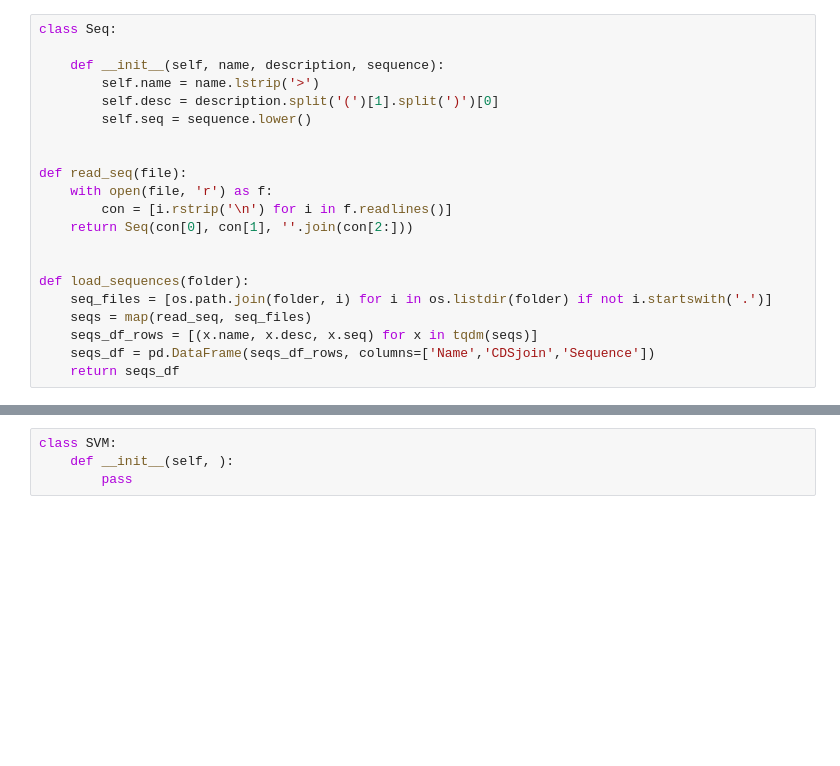
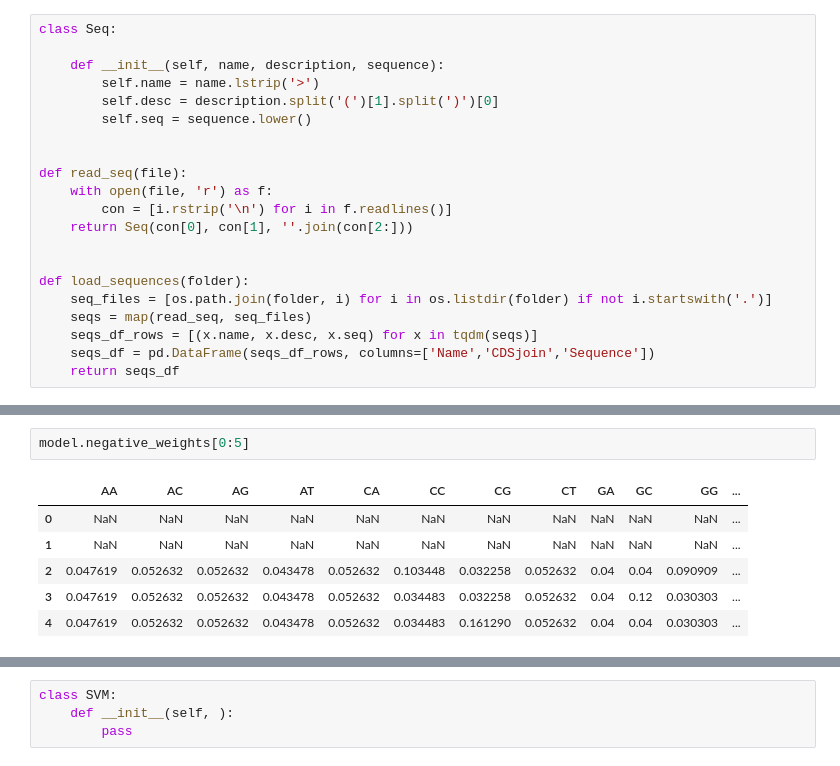
Before and after one commit to AdeBC/GSSR, a Jupyter notebook: Source/utils.ipynb, the cells around one changed output, grey strips where cells are left out. Drawn from its saved outputs; the diff is of its cells as text; blank space fills up the shorter version.

```diff
--- a/Source/utils.ipynb
+++ b/Source/utils.ipynb
@@ -34,0 +160,9 @@ class BN:
+# %%
+model.negative_weights[0:5]
+# %% [output]
+|  | AA | AC | AG | AT | CA | CC | CG | CT | GA | GC | GG | ... |
+| 0 | NaN | NaN | NaN | NaN | NaN | NaN | NaN | NaN | NaN | NaN | NaN | ... |
+| 1 | NaN | NaN | NaN | NaN | NaN | NaN | NaN | NaN | NaN | NaN | NaN | ... |
+| 2 | 0.047619 | 0.052632 | 0.052632 | 0.043478 | 0.052632 | 0.103448 | 0.032258 | 0.052632 | 0.04 | 0.04 | 0.090909 | ... |
+| 3 | 0.047619 | 0.052632 | 0.052632 | 0.043478 | 0.052632 | 0.034483 | 0.032258 | 0.052632 | 0.04 | 0.12 | 0.030303 | ... |
+| 4 | 0.047619 | 0.052632 | 0.052632 | 0.043478 | 0.052632 | 0.034483 | 0.161290 | 0.052632 | 0.04 | 0.04 | 0.030303 | ... |
```
Also changed, not shown: parts of 15 cells of this notebook, 2 other files.
